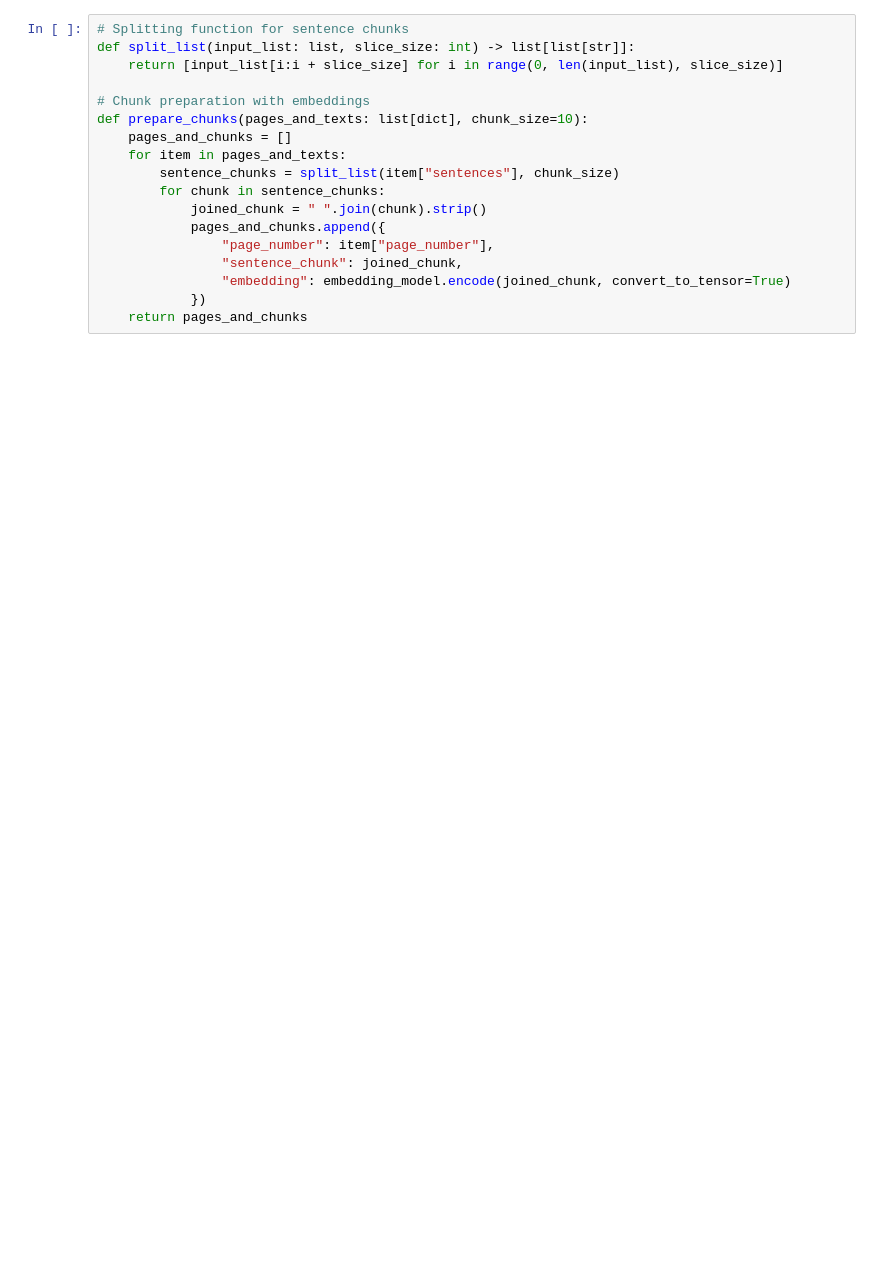
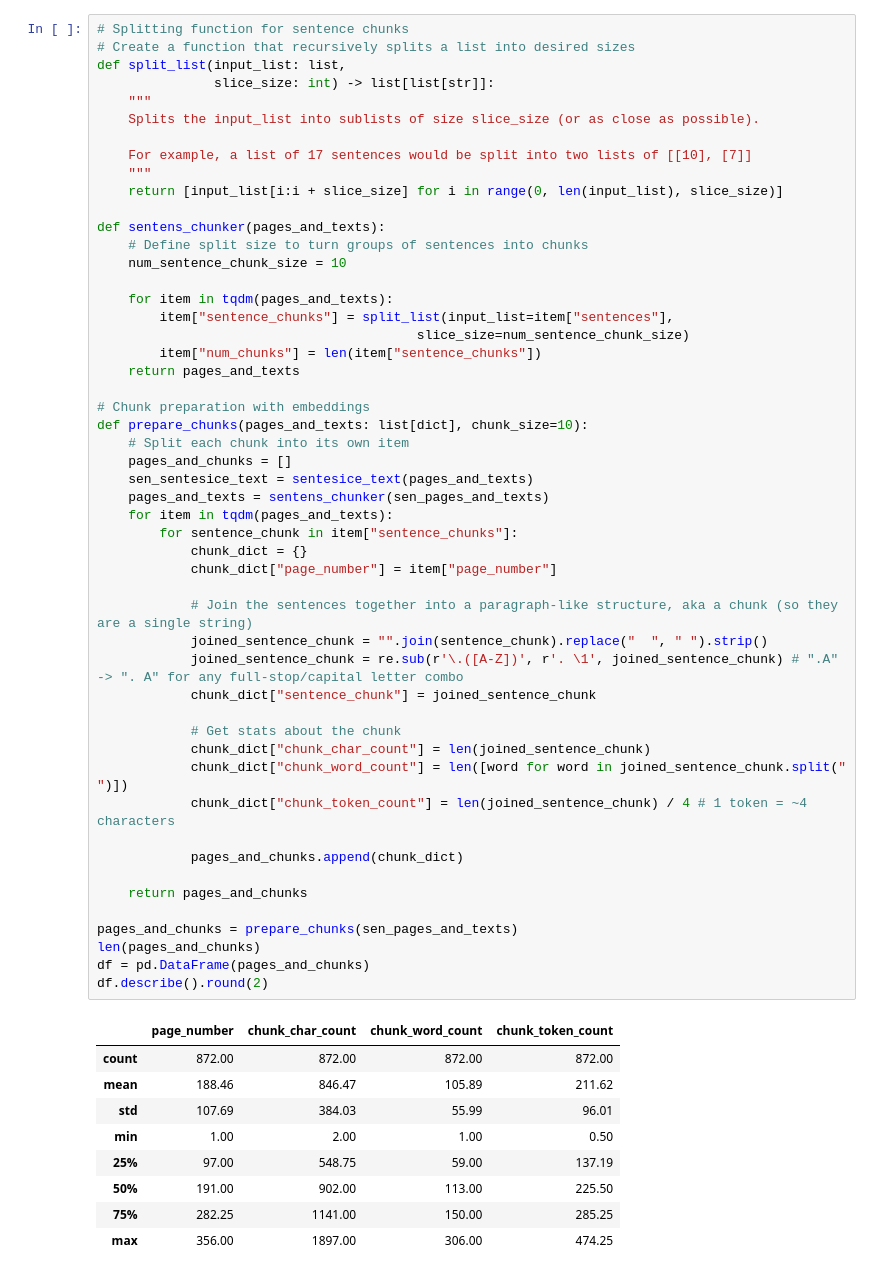
Before and after one commit to wasilina83/RAGst, a Jupyter notebook: simple-local-rag-main/Untitled.ipynb, the cells around one changed output. Saved outputs shown, nothing was run; the diff lists cells and outputs as text; blank space fills up the shorter version.

```diff
--- a/simple-local-rag-main/Untitled.ipynb
+++ b/simple-local-rag-main/Untitled.ipynb
@@ -57,21 +104,64 @@ pages_and_texts
 # %%
 # Splitting function for sentence chunks
-def split_list(input_list: list, slice_size: int) -> list[list[str]]:
+# Create a function that recursively splits a list into desired sizes
+def split_list(input_list: list,
+               slice_size: int) -> list[list[str]]:
+    """
+    Splits the input_list into sublists of size slice_size (or as close as possible).
+
+    For example, a list of 17 sentences would be split into two lists of [[10], [7]]
+    """
     return [input_list[i:i + slice_size] for i in range(0, len(input_list), slice_size)]
+
+def sentens_chunker(pages_and_texts):
+    # Define split size to turn groups of sentences into chunks
+    num_sentence_chunk_size = 10
+
+    for item in tqdm(pages_and_texts):
+        item["sentence_chunks"] = split_list(input_list=item["sentences"],
+                                         slice_size=num_sentence_chunk_size)
+        item["num_chunks"] = len(item["sentence_chunks"])
+    return pages_and_texts
 
 # Chunk preparation with embeddings
 def prepare_chunks(pages_and_texts: list[dict], chunk_size=10):
+    # Split each chunk into its own item
     pages_and_chunks = []
-    for item in pages_and_texts:
-        sentence_chunks = split_list(item["sentences"], chunk_size)
-        for chunk in sentence_chunks:
-            joined_chunk = " ".join(chunk).strip()
-            pages_and_chunks.append({
-                "page_number": item["page_number"],
-                "sentence_chunk": joined_chunk,
-                "embedding": embedding_model.encode(joined_chunk, convert_to_tensor=True)
-            })
+    sen_sentesice_text = sentesice_text(pages_and_texts)
+    pages_and_texts = sentens_chunker(sen_pages_and_texts)
+    for item in tqdm(pages_and_texts):
+        for sentence_chunk in item["sentence_chunks"]:
+            chunk_dict = {}
+            chunk_dict["page_number"] = item["page_number"]
+
+            # Join the sentences together into a paragraph-like structure, aka a chunk (so they are a single string)
+            joined_sentence_chunk = "".join(sentence_chunk).replace("  ", " ").strip()
+            joined_sentence_chunk = re.sub(r'\.([A-Z])', r'. \1', joined_sentence_chunk) # ".A" -> ". A" for any full-stop/capital letter combo
+            chunk_dict["sentence_chunk"] = joined_sentence_chunk
+
+            # Get stats about the chunk
+            chunk_dict["chunk_char_count"] = len(joined_sentence_chunk)
+            chunk_dict["chunk_word_count"] = len([word for word in joined_sentence_chunk.split(" ")])
+            chunk_dict["chunk_token_count"] = len(joined_sentence_chunk) / 4 # 1 token = ~4 characters
+
+            pages_and_chunks.append(chunk_dict)
+
     return pages_and_chunks
+
+pages_and_chunks = prepare_chunks(sen_pages_and_texts)
+len(pages_and_chunks)
+df = pd.DataFrame(pages_and_chunks)
+df.describe().round(2)
+# %% [output]
+|  | page_number | chunk_char_count | chunk_word_count | chunk_token_count |
+| count | 872.00 | 872.00 | 872.00 | 872.00 |
+| mean | 188.46 | 846.47 | 105.89 | 211.62 |
+| std | 107.69 | 384.03 | 55.99 | 96.01 |
+| min | 1.00 | 2.00 | 1.00 | 0.50 |
+| 25% | 97.00 | 548.75 | 59.00 | 137.19 |
+| 50% | 191.00 | 902.00 | 113.00 | 225.50 |
+| 75% | 282.25 | 1141.00 | 150.00 | 285.25 |
+| max | 356.00 | 1897.00 | 306.00 | 474.25 |
 # %%
 # Main pipeline initialization
 def initialize_pipeline(pdf_path: str):
```
Also changed, not shown: parts of 31 cells of this notebook, 2 other files.
